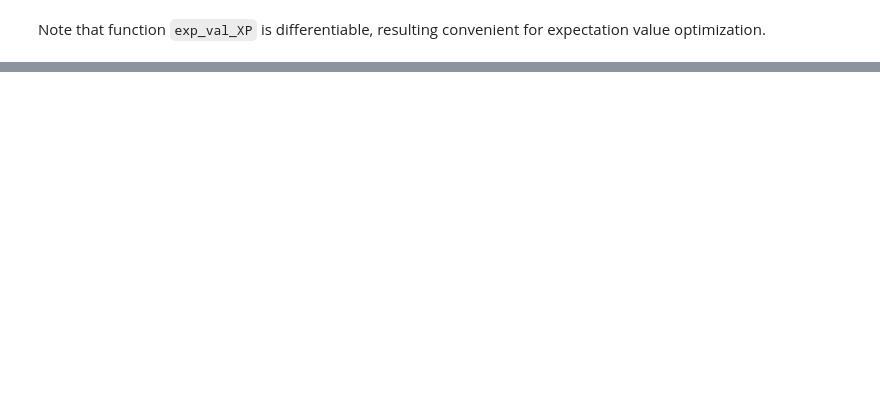
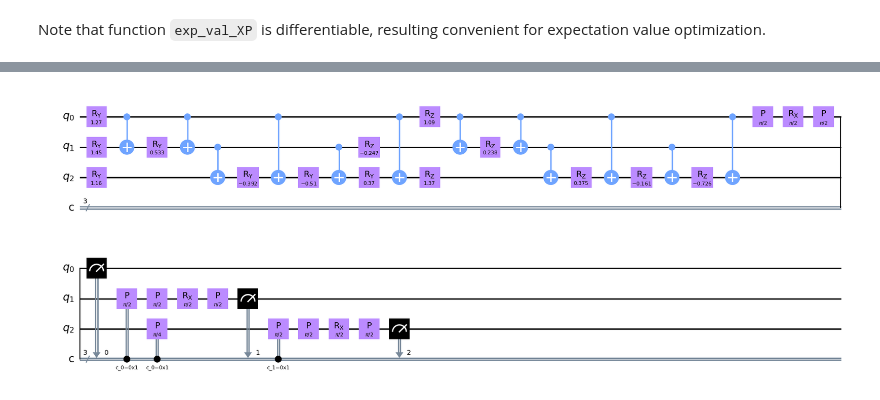
Before and after one commit to jgidi/VFA-Schrodinger-like-equations, a Jupyter notebook: testing/test_qiskit_noise_model.ipynb, the cells around one changed output, grey strips where cells are left out. Saved outputs shown, nothing was run; the diff lists cells and outputs as text; code cells hidden in the pictures; blank space fills up the shorter version.

Commit message:
qiskit support

```diff
--- a/testing/test_qiskit_noise_model.ipynb
+++ b/testing/test_qiskit_noise_model.ipynb
@@ -178,0 +208,4 @@ qml.grad(exp_val_XP)(params, psi, Q, dev1), qml.grad(exp_val_XP)(params, psi, Q,
+# %%
+X, P = X_and_P_ops(range(num_wires), -5, 5, semiclassical=True)
+tape_P = tapes_XP(params, psi, P)
+print(tape_P[0].draw())
@@ -178,0 +224,3 @@ qml.grad(exp_val_XP)(params, psi, Q, dev1), qml.grad(exp_val_XP)(params, psi, Q,
+# %%
+tape = qml.transforms.merge_rotations( tape_P[0].expand() )[0][0]
+num_qubits = tape.num_wires
@@ -178,0 +249,5 @@ qml.grad(exp_val_XP)(params, psi, Q, dev1), qml.grad(exp_val_XP)(params, psi, Q,
+# %%
+qc = tape2qiskit( tape )
+qc.draw('mpl')
+# %% [output]
+[figure, added]
```
Also changed, not shown: parts of 16 cells of this notebook, 9 other files.
